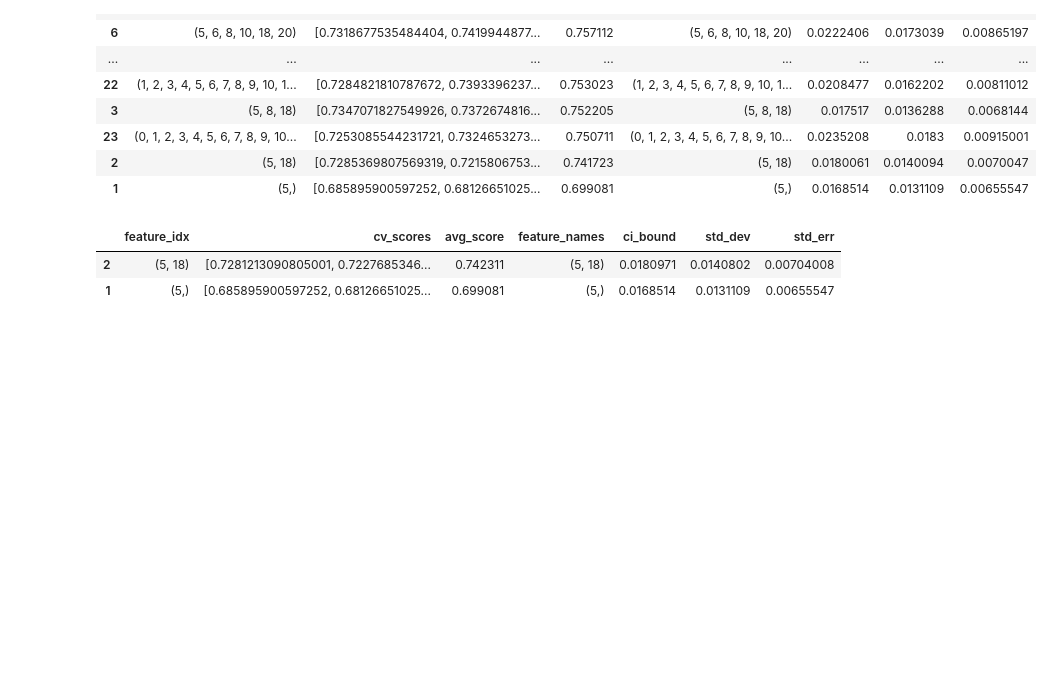
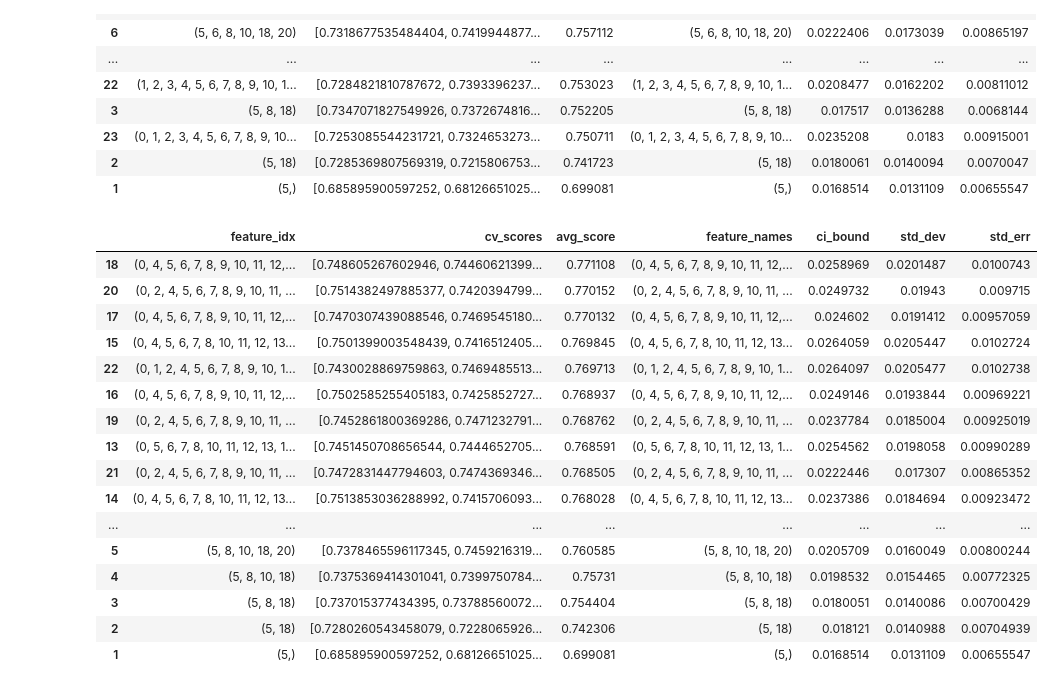
Before and after one commit to Dfriveraa/Default-of-credit-card-clients-project, a Jupyter notebook: Main.ipynb, the cells around one changed output. Drawn from its saved outputs; the diff is of its cells as text; code cells hidden in the pictures; blank space fills up the shorter version.

Commit message:
wrapper mlp

```diff
--- a/Main.ipynb
+++ b/Main.ipynb
@@ -364,11 +364,25 @@ def feature_selection(X,y,model,cv,rang):
 # %%
 from sklearn.neural_network import MLPClassifier
 model = MLPClassifier(activation='tanh', alpha=0.1, early_stopping=True,
               hidden_layer_sizes=100, max_iter=300)
-wrapperMLP=feature_selection(X,y,model,5,2)
+wrapperMLP=feature_selection(X,y,model,5,23)
 dfr=pd.DataFrame.from_dict(wrapperMLP.get_metric_dict()).T
 dfr.sort_values(['avg_score'], ascending=[False])
 # %% [output]
 |  | feature_idx | cv_scores | avg_score | feature_names | ci_bound | std_dev | std_err |
-| 2 | (5, 18) | [0.7281213090805001, 0.7227685346... | 0.742311 | (5, 18) | 0.0180971 | 0.0140802 | 0.00704008 |
+| 18 | (0, 4, 5, 6, 7, 8, 9, 10, 11, 12,... | [0.748605267602946, 0.74460621399... | 0.771108 | (0, 4, 5, 6, 7, 8, 9, 10, 11, 12,... | 0.0258969 | 0.0201487 | 0.0100743 |
+| 20 | (0, 2, 4, 5, 6, 7, 8, 9, 10, 11, ... | [0.7514382497885377, 0.7420394799... | 0.770152 | (0, 2, 4, 5, 6, 7, 8, 9, 10, 11, ... | 0.0249732 | 0.01943 | 0.009715 |
+| 17 | (0, 4, 5, 6, 7, 8, 9, 10, 11, 12,... | [0.7470307439088546, 0.7469545180... | 0.770132 | (0, 4, 5, 6, 7, 8, 9, 10, 11, 12,... | 0.024602 | 0.0191412 | 0.00957059 |
+| 15 | (0, 4, 5, 6, 7, 8, 10, 11, 12, 13... | [0.7501399003548439, 0.7416512405... | 0.769845 | (0, 4, 5, 6, 7, 8, 10, 11, 12, 13... | 0.0264059 | 0.0205447 | 0.0102724 |
+| 22 | (0, 1, 2, 4, 5, 6, 7, 8, 9, 10, 1... | [0.7430028869759863, 0.7469485513... | 0.769713 | (0, 1, 2, 4, 5, 6, 7, 8, 9, 10, 1... | 0.0264097 | 0.0205477 | 0.0102738 |
+| 16 | (0, 4, 5, 6, 7, 8, 9, 10, 11, 12,... | [0.7502585255405183, 0.7425852727... | 0.768937 | (0, 4, 5, 6, 7, 8, 9, 10, 11, 12,... | 0.0249146 | 0.0193844 | 0.00969221 |
+| 19 | (0, 2, 4, 5, 6, 7, 8, 9, 10, 11, ... | [0.7452861800369286, 0.7471232791... | 0.768762 | (0, 2, 4, 5, 6, 7, 8, 9, 10, 11, ... | 0.0237784 | 0.0185004 | 0.00925019 |
+| 13 | (0, 5, 6, 7, 8, 10, 11, 12, 13, 1... | [0.7451450708656544, 0.7444652705... | 0.768591 | (0, 5, 6, 7, 8, 10, 11, 12, 13, 1... | 0.0254562 | 0.0198058 | 0.00990289 |
+| 21 | (0, 2, 4, 5, 6, 7, 8, 9, 10, 11, ... | [0.7472831447794603, 0.7474369346... | 0.768505 | (0, 2, 4, 5, 6, 7, 8, 9, 10, 11, ... | 0.0222446 | 0.017307 | 0.00865352 |
+| 14 | (0, 4, 5, 6, 7, 8, 10, 11, 12, 13... | [0.7513853036288992, 0.7415706093... | 0.768028 | (0, 4, 5, 6, 7, 8, 10, 11, 12, 13... | 0.0237386 | 0.0184694 | 0.00923472 |
+| ... | ... | ... | ... | ... | ... | ... | ... |
+| 5 | (5, 8, 10, 18, 20) | [0.7378465596117345, 0.7459216319... | 0.760585 | (5, 8, 10, 18, 20) | 0.0205709 | 0.0160049 | 0.00800244 |
+| 4 | (5, 8, 10, 18) | [0.7375369414301041, 0.7399750784... | 0.75731 | (5, 8, 10, 18) | 0.0198532 | 0.0154465 | 0.00772325 |
+| 3 | (5, 8, 18) | [0.737015377434395, 0.73788560072... | 0.754404 | (5, 8, 18) | 0.0180051 | 0.0140086 | 0.00700429 |
+| 2 | (5, 18) | [0.7280260543458079, 0.7228065926... | 0.742306 | (5, 18) | 0.018121 | 0.0140988 | 0.00704939 |
 | 1 | (5,) | [0.685895900597252, 0.68126651025... | 0.699081 | (5,) | 0.0168514 | 0.0131109 | 0.00655547 |
```
